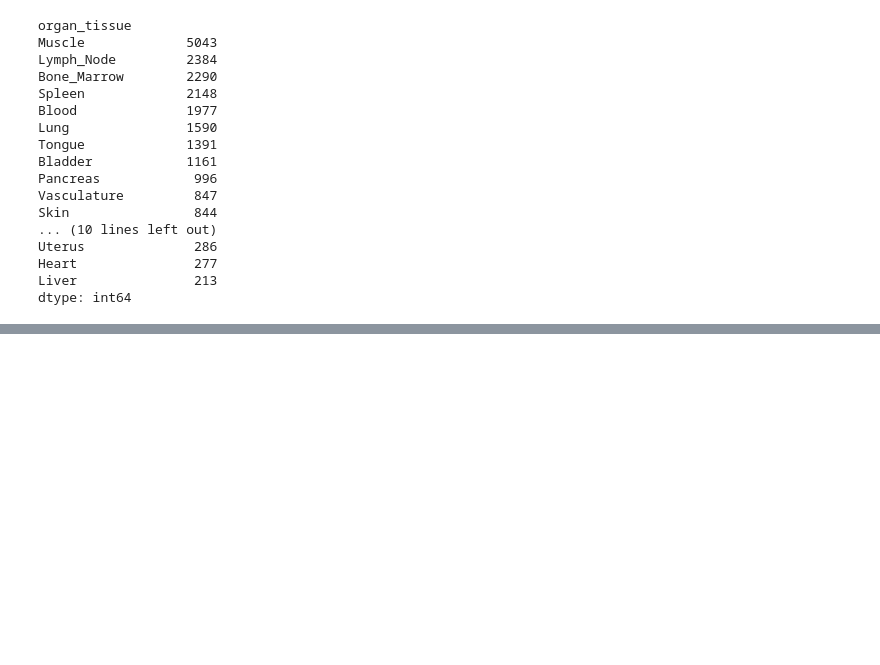
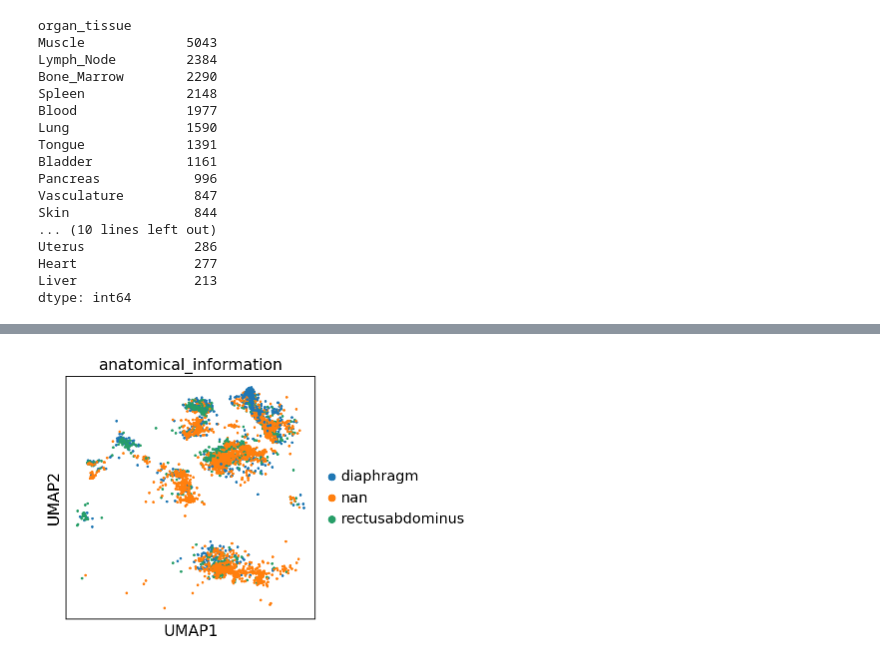
Before and after one commit to daklab/Leaflet-analysis, a Jupyter notebook: tabula_sapien/01_scanpy_workflow.ipynb, the cells around one changed output, grey strips where cells are left out. Cells and saved outputs as stored; diff of their text form; code cells hidden in the pictures; blank space fills up the shorter version.

```diff
--- a/tabula_sapien/01_scanpy_workflow.ipynb
+++ b/tabula_sapien/01_scanpy_workflow.ipynb
@@ -93,0 +111,4 @@ dtype: int64
+# %%
+sc.pl.umap(adata, color=["anatomical_information"])
+# %% [output]
+[figure, added]
```
Also changed, not shown: parts of 43 cells of this notebook, 6 other files.
